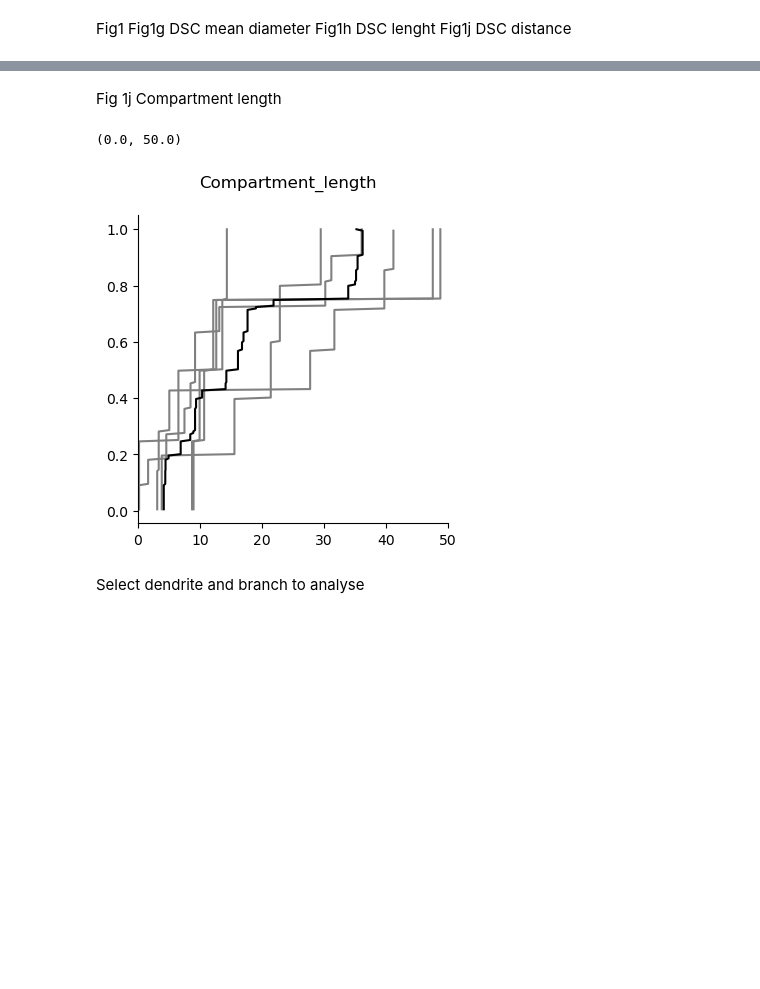
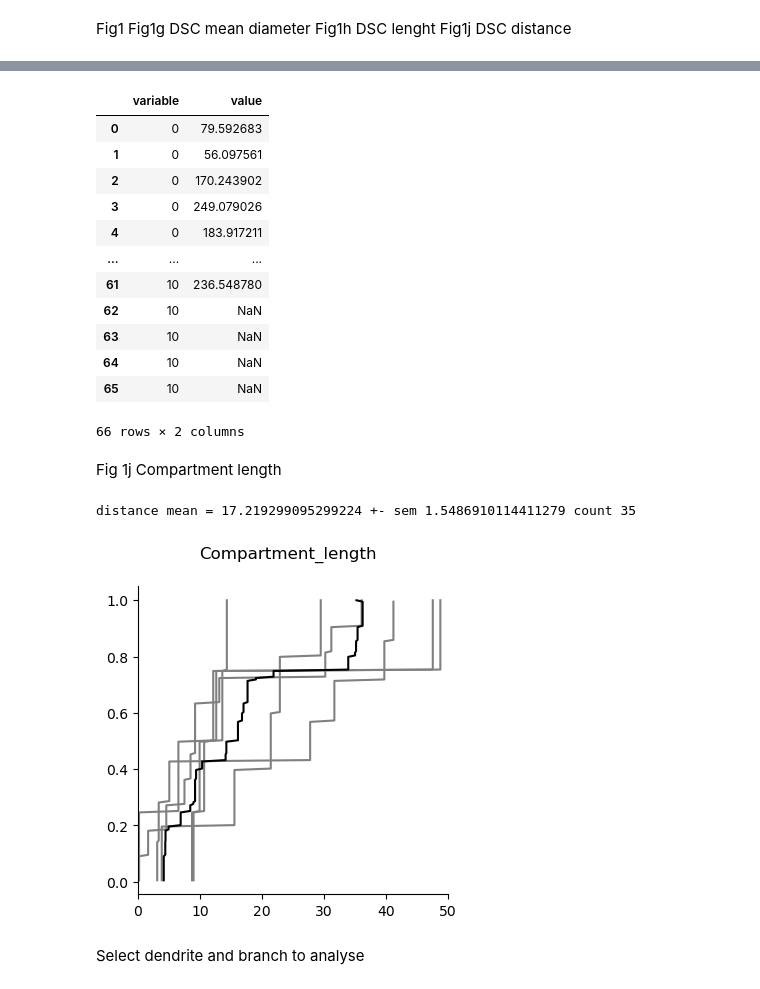
Before and after one commit to tonykelly00/DSC_morphology_pipeline, a Jupyter notebook: notebooks/ExM_analysis.ipynb, the cells around one changed output, grey strips where cells are left out. Cells and saved outputs as stored; diff of their text form; code cells hidden in the pictures; blank space fills up the shorter version.

```diff
--- a/notebooks/ExM_analysis.ipynb
+++ b/notebooks/ExM_analysis.ipynb
@@ -176,3 +155,19 @@ ax.plot(avg_df.iloc[:, len(avg_df.columns)-1], bins, color='black')
+# %%
+df.melt()
+# %% [output]
+|  | variable | value |
+| 0 | 0 | 79.592683 |
+| 1 | 0 | 56.097561 |
+| 2 | 0 | 170.243902 |
+| 3 | 0 | 249.079026 |
+| 4 | 0 | 183.917211 |
+| ... | ... | ... |
+| 61 | 10 | 236.548780 |
+| 62 | 10 | NaN |
+| 63 | 10 | NaN |
+| 64 | 10 | NaN |
+| 65 | 10 | NaN |
+66 rows × 2 columns
 # %% [markdown]
 Fig 1j Compartment length
 # %%
@@ -192,8 +187,9 @@ ax.plot(avg_df.iloc[:, :-1], bins, color='grey')
 ax.plot(avg_df.iloc[:, len(avg_df.columns)-1], bins, color='black')
 
 ax.set_xlim([0,50])
+print(f"{parameter} mean = {df.transpose().mean().mean()} +- sem {df.transpose().mean().sem()} count {df.melt().count().value}")
 # %% [output]
-(0.0, 50.0)
+distance mean = 17.219299095299224 +- sem 1.5486910114411279 count 35
 [figure]
 # %% [markdown]
 Select dendrite and branch to analyse
```
Also changed, not shown: parts of 21 cells of this notebook, 4 other files.
